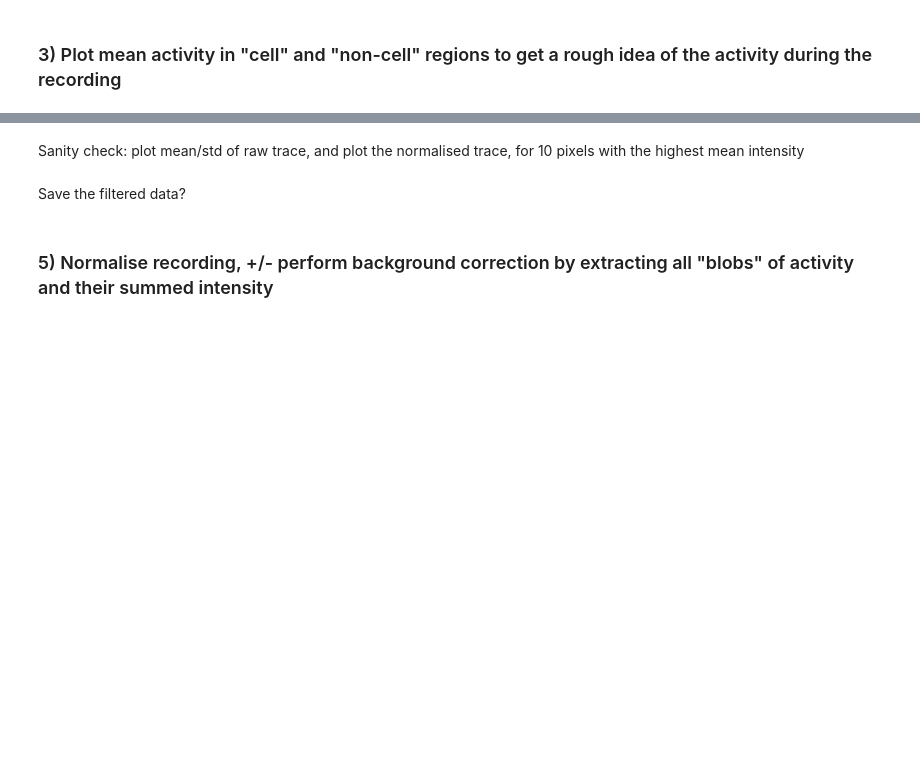
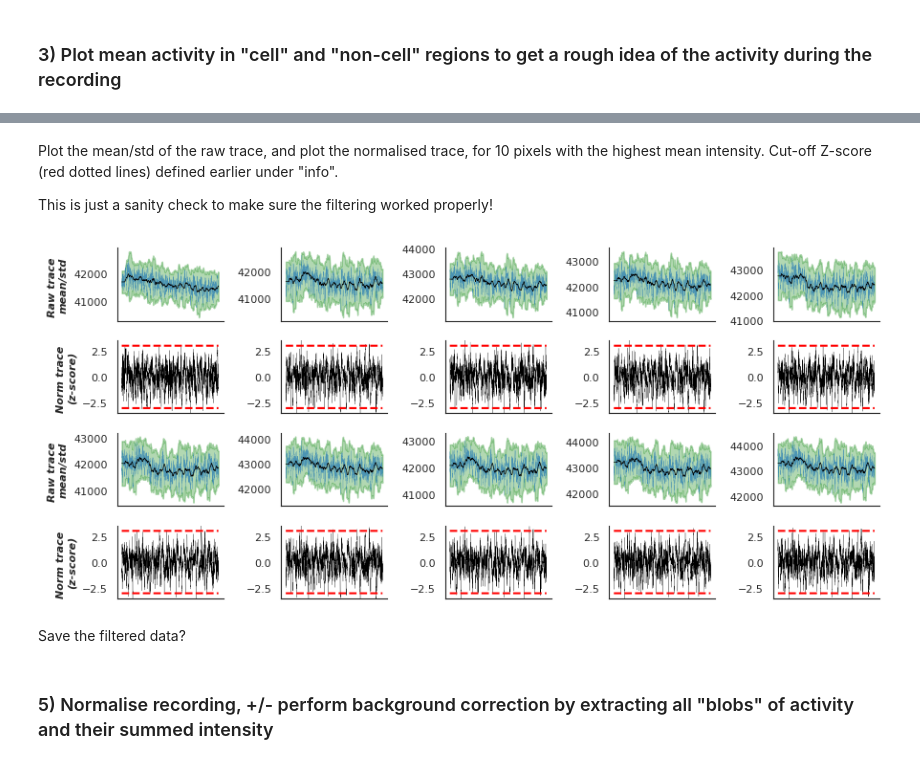
Before and after one commit to asbrys/voltage, a Jupyter notebook: getActivity.ipynb, the cells around one changed output, grey strips where cells are left out. Drawn from its saved outputs; the diff is of its cells as text; code cells hidden in the pictures; blank space fills up the shorter version.

```diff
--- a/getActivity.ipynb
+++ b/getActivity.ipynb
@@ -63,8 +90,13 @@ fData = analyse.filterTiff(fullTiff, Info)
 # %% [markdown]
-Sanity check: plot mean/std of raw trace, and plot the normalised trace, for 10 pixels with the highest mean intensity
+Plot the mean/std of the raw trace, and plot the normalised trace, for 10 pixels with the highest mean intensity. Cut-off Z-score (red dotted lines) defined earlier under "info".
+
+This is just a sanity check to make sure the filtering worked properly!
 # %%
 rel()
-pF.plotPixResults(fData, Info, save='figures/normPlot_'+str(Info['sec'])+'.png')
+size = (9, 4)                   # Change size of plot here
+pF.plotPixResults(fData, Info, save='figures/normPlot_' + str(Info['sec']) + '.png', size = size)
+# %% [output]
+[figure, added]
 # %% [markdown]
 Save the filtered data?
 # %%
```
Also changed, not shown: parts of 19 cells of this notebook, 5 other files.
